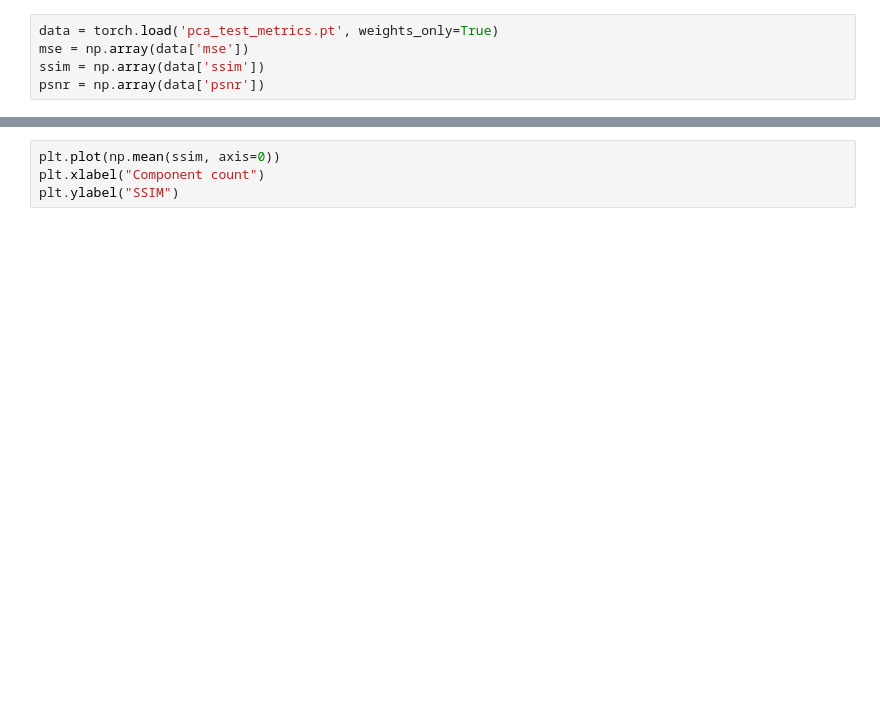
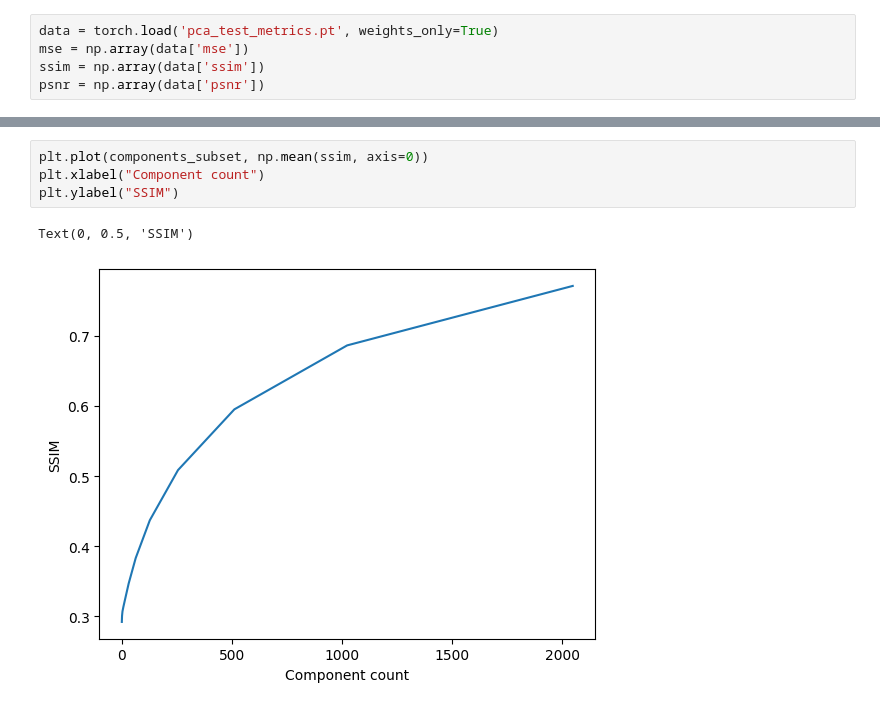
Before and after one commit to EricOldgren/MATH-412_Stat_ML, a Jupyter notebook: PCA-Test.ipynb, the cells around one changed output, grey strips where cells are left out. Drawn from its saved outputs; the diff is of its cells as text; blank space fills up the shorter version.

```diff
--- a/PCA-Test.ipynb
+++ b/PCA-Test.ipynb
@@ -210,4 +265,7 @@ plt.ylabel("PSNR")
 # %%
-plt.plot(np.mean(ssim, axis=0))
+plt.plot(components_subset, np.mean(ssim, axis=0))
 plt.xlabel("Component count")
 plt.ylabel("SSIM")
+# %% [output]
+Text(0, 0.5, 'SSIM')
+[figure, added]
```
Also changed, not shown: parts of 16 cells of this notebook.
